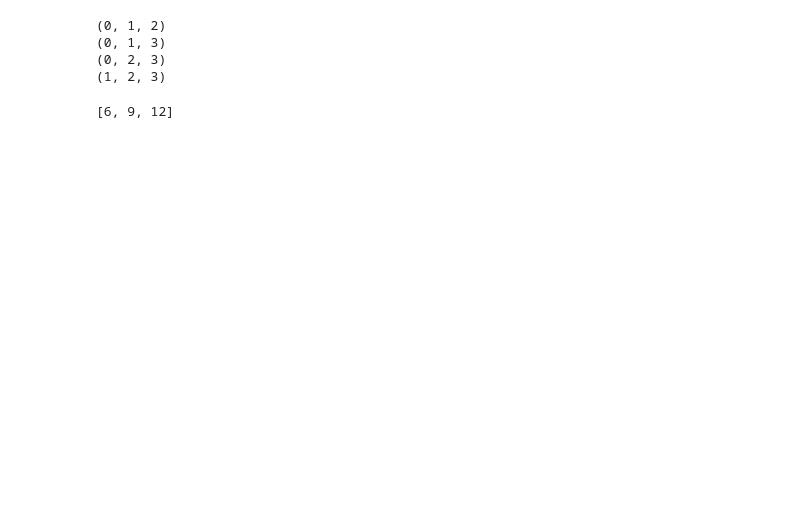
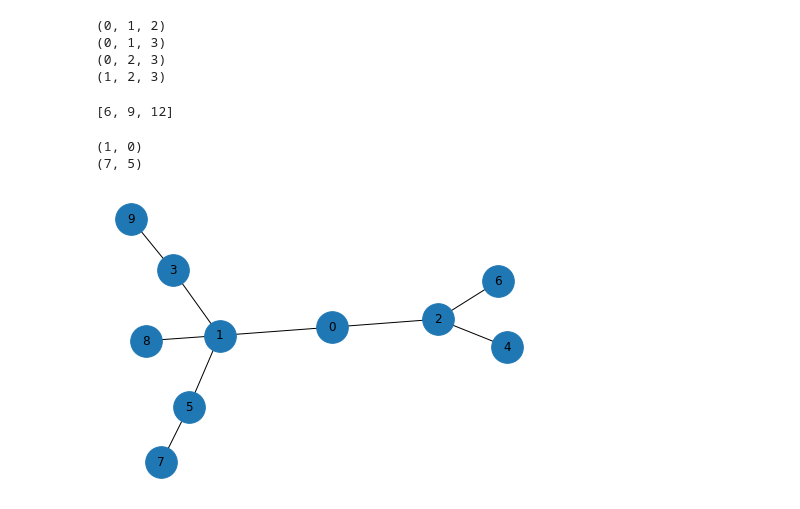
Before and after one commit to NickShermeister/ThinkComplexity2, a Jupyter notebook: examples/generators.ipynb, the cells around one changed output. Drawn from its saved outputs; the diff is of its cells as text; code cells hidden in the pictures; blank space fills up the shorter version.

```diff
--- a/examples/generators.ipynb
+++ b/examples/generators.ipynb
@@ -188,0 +185,20 @@ def cross_edges(G,top):
+# %%
+def sample_friends(G,n):
+    for x in range(n):
+        temp = np.random.choice(G.nodes())
+        yield (temp, np.random.choice(list(G.neighbors(temp))))
+
+
+tree = make_random_tree(10)
+nx.draw(tree,
+        node_color='C0',
+        node_size=1000,
+        with_labels=True)
+
+res = sample_friends(tree, 2)
+for x in res:
+    print(x)
+# %% [output]
+(1, 0)
+(7, 5)
+[figure, added]
```
Also changed, not shown: parts of 5 cells of this notebook, 8 other files.
